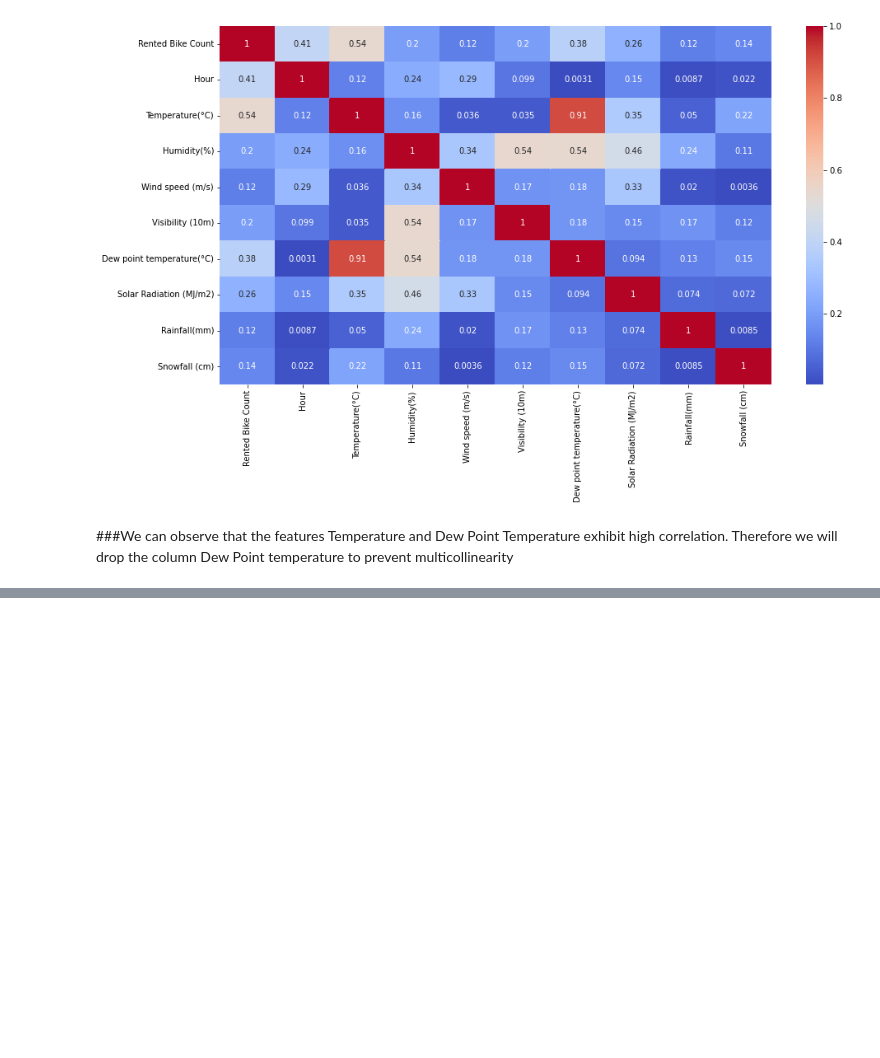
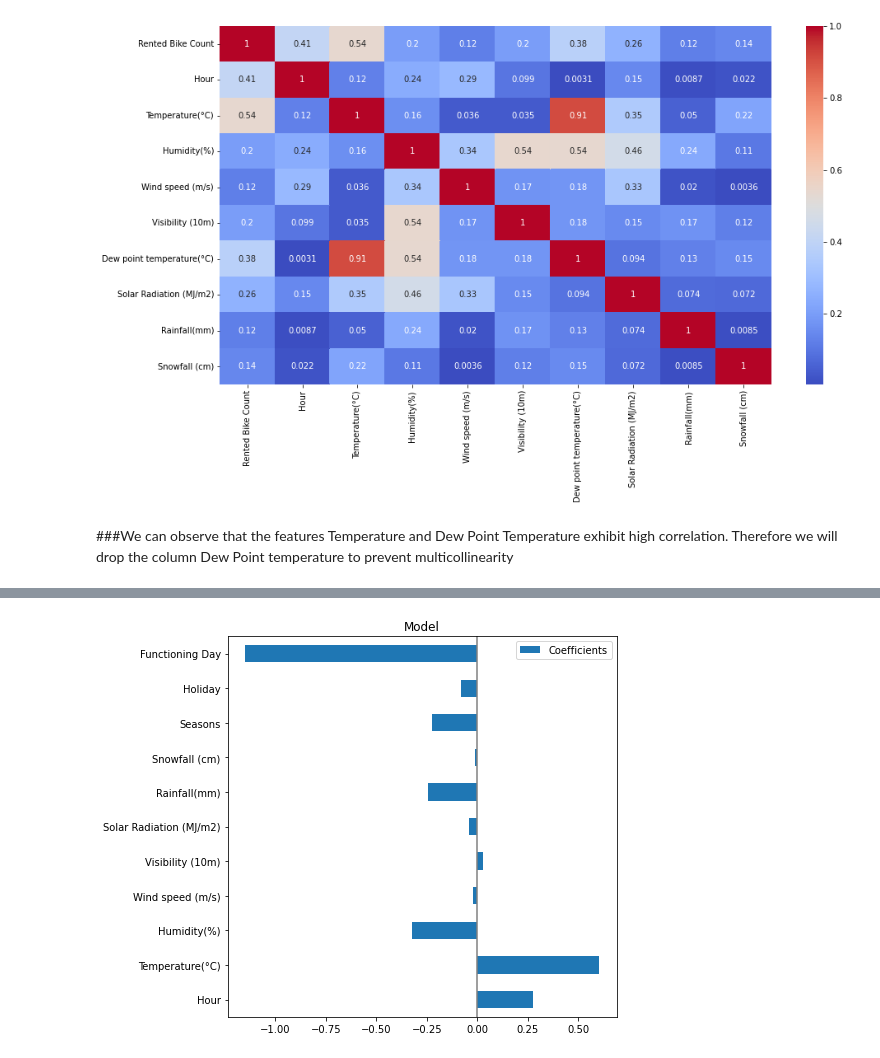
Before and after one commit to harsh15998/seoul-bike-data-, a Jupyter notebook: seoul_bike_.ipynb, the cells around one changed output, grey strips where cells are left out. Cells and saved outputs as stored; diff of their text form; code cells hidden in the pictures; blank space fills up the shorter version.

```diff
--- a/seoul_bike_.ipynb
+++ b/seoul_bike_.ipynb
@@ -194,0 +450,14 @@ sns.heatmap(abs(new_df.corr()),annot=True,cmap="coolwarm")
+# %%
+def feature_impo(model):
+  '''This function takes instance of linear model as input and and return feature importance graph '''
+  #Store the coefficients of the model into a dataframe
+  coefs = pd.DataFrame(
+    model.coef_,
+    columns=['Coefficients'], index=indipendend_var)
+  #Plot importance graph
+  coefs.plot(kind='barh', figsize=(9, 7))
+  plt.title('Model')
+  plt.axvline(x=0, color='.5')
+  plt.subplots_adjust(left=.3)
+
+  plt.show()
@@ -194,0 +549,5 @@ sns.heatmap(abs(new_df.corr()),annot=True,cmap="coolwarm")
+# %%
+#Calling function
+feature_impo(reg)
+# %% [output]
+[figure, added]
```
Also changed, not shown: parts of 47 cells of this notebook.
